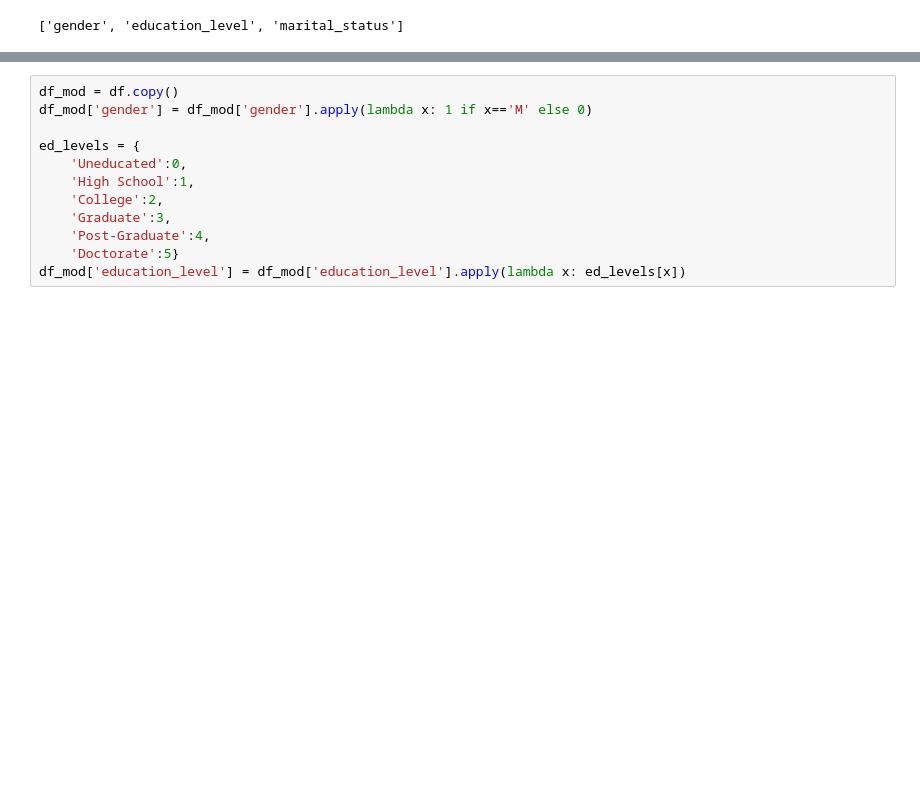
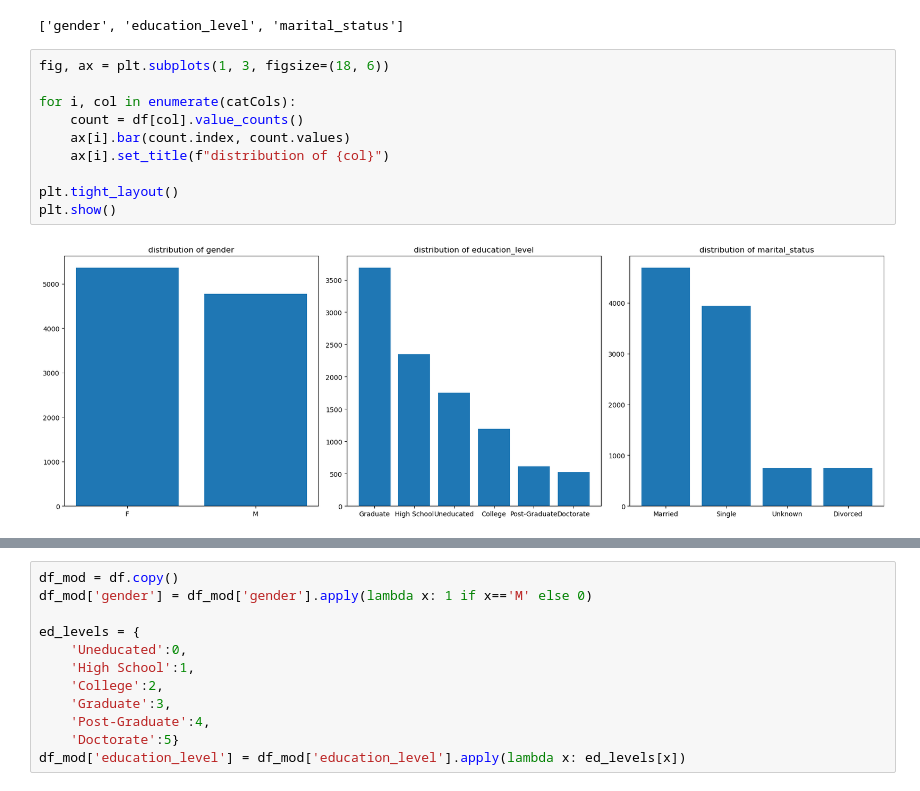
Before and after one commit to fano-raza/CC-Segmentation, a Jupyter notebook: CC_segmentation.ipynb, the cells around one changed output, grey strips where cells are left out. Cells and saved outputs as stored; diff of their text form; blank space fills up the shorter version.

```diff
--- a/CC_segmentation.ipynb
+++ b/CC_segmentation.ipynb
@@ -71,3 +82,15 @@ catCols = [col for col in df.columns if not is_numeric_dtype(df[col])]
 catCols
 # %% [output]
 ['gender', 'education_level', 'marital_status']
+# %%
+fig, ax = plt.subplots(1, 3, figsize=(18, 6))
+
+for i, col in enumerate(catCols):
+    count = df[col].value_counts()
+    ax[i].bar(count.index, count.values)
+    ax[i].set_title(f"distribution of {col}")
+
+plt.tight_layout()
+plt.show()
+# %% [output]
+[figure, added]
```
Also changed, not shown: parts of 20 cells of this notebook, 1 other file.
